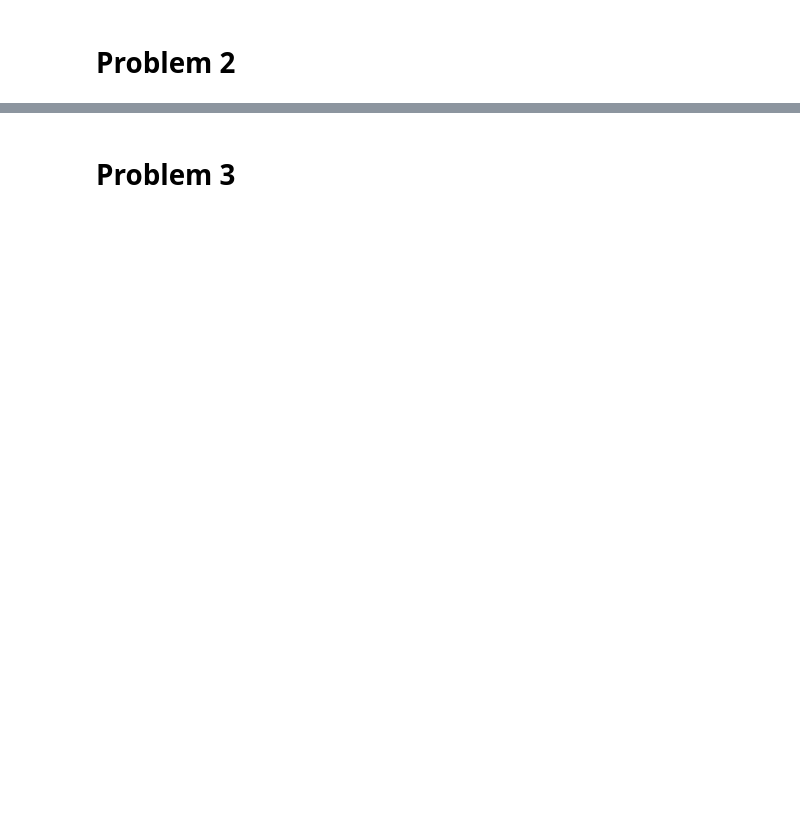
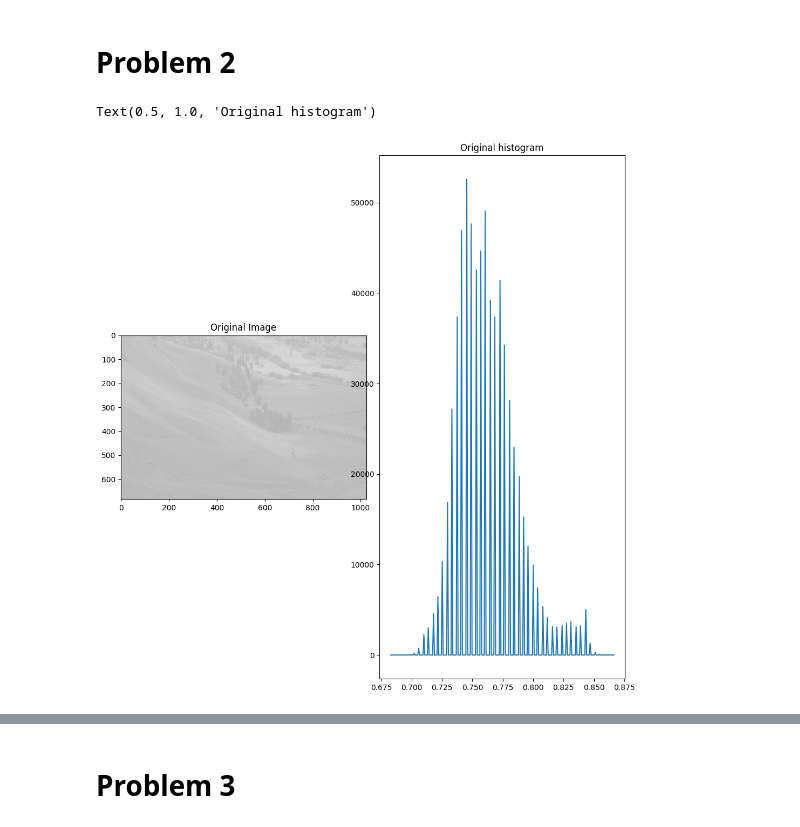
Before and after one commit to Ahtesham-Ibne-Mostafa/Image_Processing, a Jupyter notebook: CSE428_Task_2.ipynb, the cells around one changed output, grey strips where cells are left out. Saved outputs shown, nothing was run; the diff lists cells and outputs as text; code cells hidden in the pictures; blank space fills up the shorter version.

```diff
--- a/CSE428_Task_2.ipynb
+++ b/CSE428_Task_2.ipynb
@@ -48,21 +54,24 @@ plt.title('Division by 3')
 # Problem 2
 # %%
 # import the "land.jpeg" image
-I =
+I = io.imread("/content/land.jpeg")
 
 # normalize the image
-I_norm =
+I_norm = img_as_float(I)
 
 # calculate the histogram (not the PDF) of the original image
 hist_org, nbins_org = exposure.histogram(I_norm, nbins=256, normalize = False)
 
 plt.figure(figsize=(10,10))
 plt.subplot(1, 2, 1)
 io.imshow(I_norm)
 plt.title('Original Image')
 
 plt.subplot(1, 2, 2)
 plt.plot(nbins_org,hist_org)
 plt.title('Original histogram')
+# %% [output]
+Text(0.5, 1.0, 'Original histogram')
+[figure, added]
 # %%
 # contrast stretch the image to improve the image quality
```
Also changed, not shown: parts of 4 cells of this notebook.
